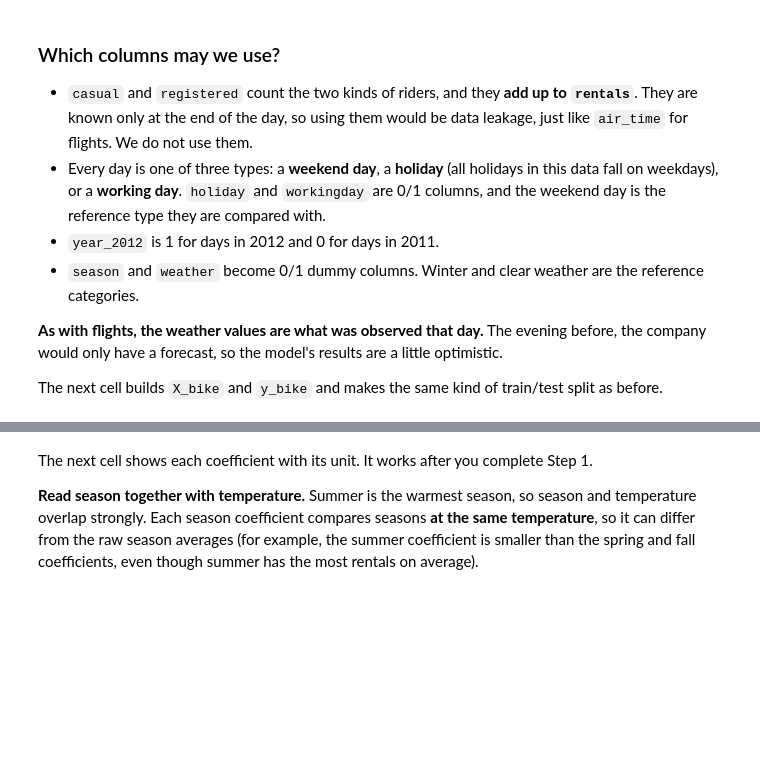
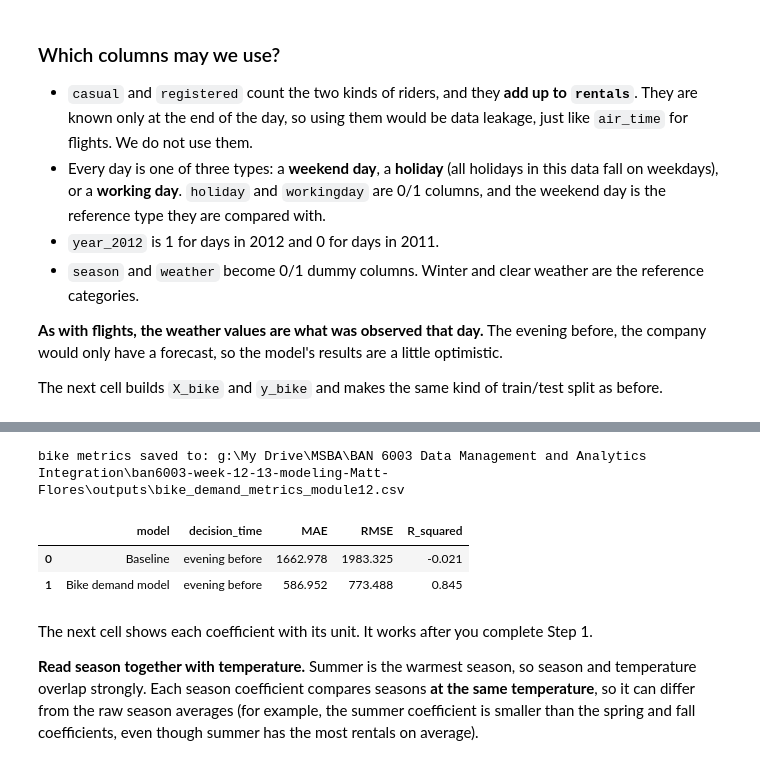
Before and after one commit to MFUTSA/ban6003-week-12-13-modeling-Matt-Flores, a Jupyter notebook: notebooks/module12_linear_regression_guided_lab.ipynb, the cells around one changed output, grey strips where cells are left out. Saved outputs shown, nothing was run; the diff lists cells and outputs as text; code cells hidden in the pictures; blank space fills up the shorter version.

```diff
--- a/notebooks/module12_linear_regression_guided_lab.ipynb
+++ b/notebooks/module12_linear_regression_guided_lab.ipynb
@@ -590,13 +601,39 @@ print("Columns:", list(X_bike.columns))
 # Final Practice Step 1
 # Create bike_model = LinearRegression() and fit it on X_bike_train and y_bike_train.
 # Then predict the test days and name the result bike_pred.
+
+bike_model = LinearRegression()
+
+bike_model.fit(X_bike_train, y_bike_train)
+
+bike_pred = bike_model.predict(X_bike_test)
 # %%
 # Final Practice Step 2
 # Create bike_metrics, a DataFrame with two regression_metrics(...) rows on the test days:
 #   1. "Baseline": the training average for every test day. Hint: np.full(len(y_bike_test), y_bike_train.mean())
 #   2. "Bike demand model": bike_pred
 # Use "evening before" as the decision time for both. Display bike_metrics.round(3), then save it:
 #   bike_metrics.to_csv(output_dir / "bike_demand_metrics_module12.csv", index=False)
+
+# Create an array using np.full that is length of the test that's filled with mean.
+bike_baseline_pred = np.full(len(y_bike_test), y_bike_train.mean())
+
+# Test-set metrics for the baseline and model, saved to CSV.
+# Inputs for regression_metrics ( model label, decision label, actual, predicted)
+bike_metrics = pd.DataFrame([
+    regression_metrics("Baseline", "evening before", y_bike_test, bike_baseline_pred),
+    regression_metrics("Bike demand model", "evening before", y_bike_test, bike_pred),
+])
+
+# bike metrics is a dataframe 2 concat regression metrics outputs.
+bike_metrics.to_csv(output_dir / "bike_demand_metrics_module12.csv", index=False)
+print("bike metrics saved to:", output_dir / "bike_demand_metrics_module12.csv")
+bike_metrics.round(3)
+# %% [output]
+bike metrics saved to: g:\My Drive\MSBA\BAN 6003 Data Management and Analytics Integration\ban6003-week-12-13-modeling-Matt-Flores\outputs\bike_demand_metrics_module12.csv
+|  | model | decision_time | MAE | RMSE | R_squared |
+| 0 | Baseline | evening before | 1662.978 | 1983.325 | -0.021 |
+| 1 | Bike demand model | evening before | 586.952 | 773.488 | 0.845 |
 # %% [markdown]
 The next cell shows each coefficient with its unit. It works after you complete Step 1.
 
```
Also changed, not shown: parts of 4 cells of this notebook, 1 other file.
